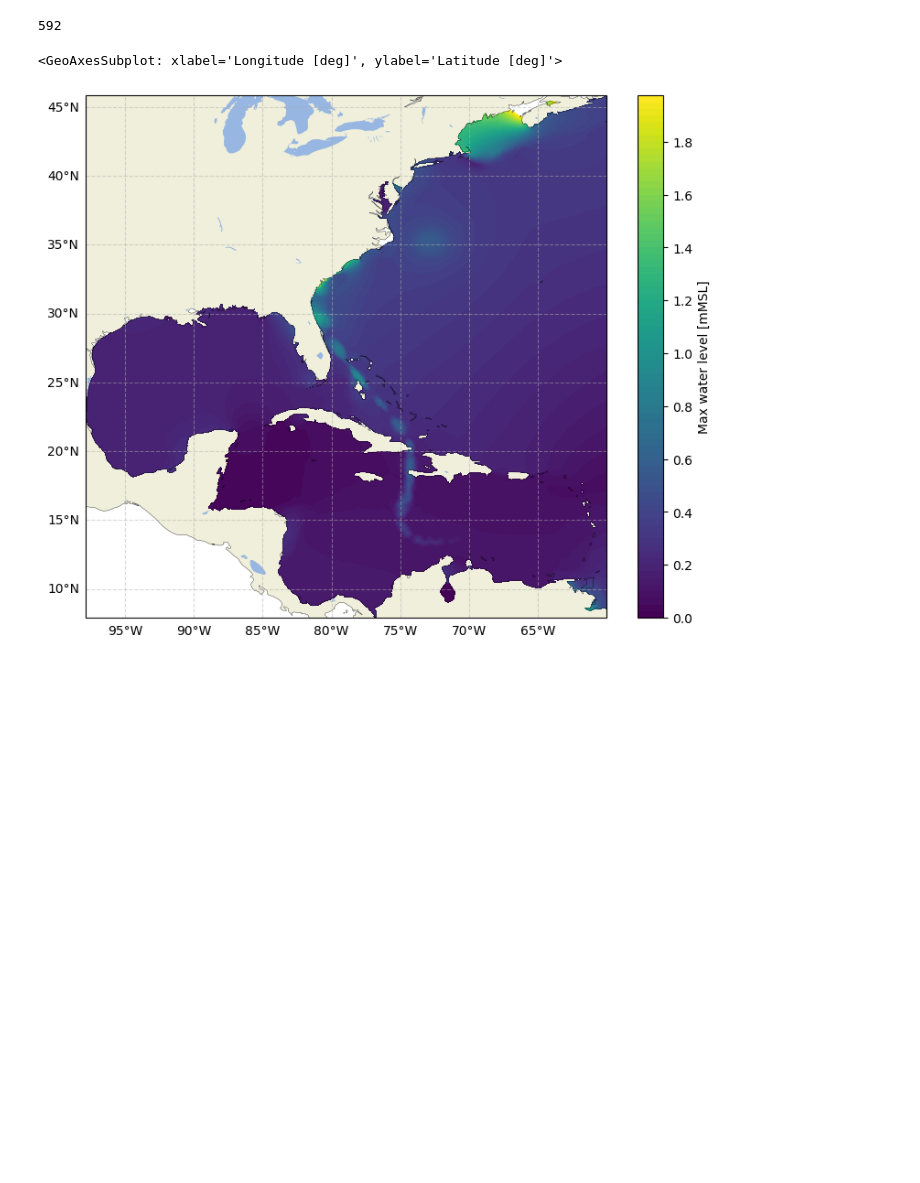
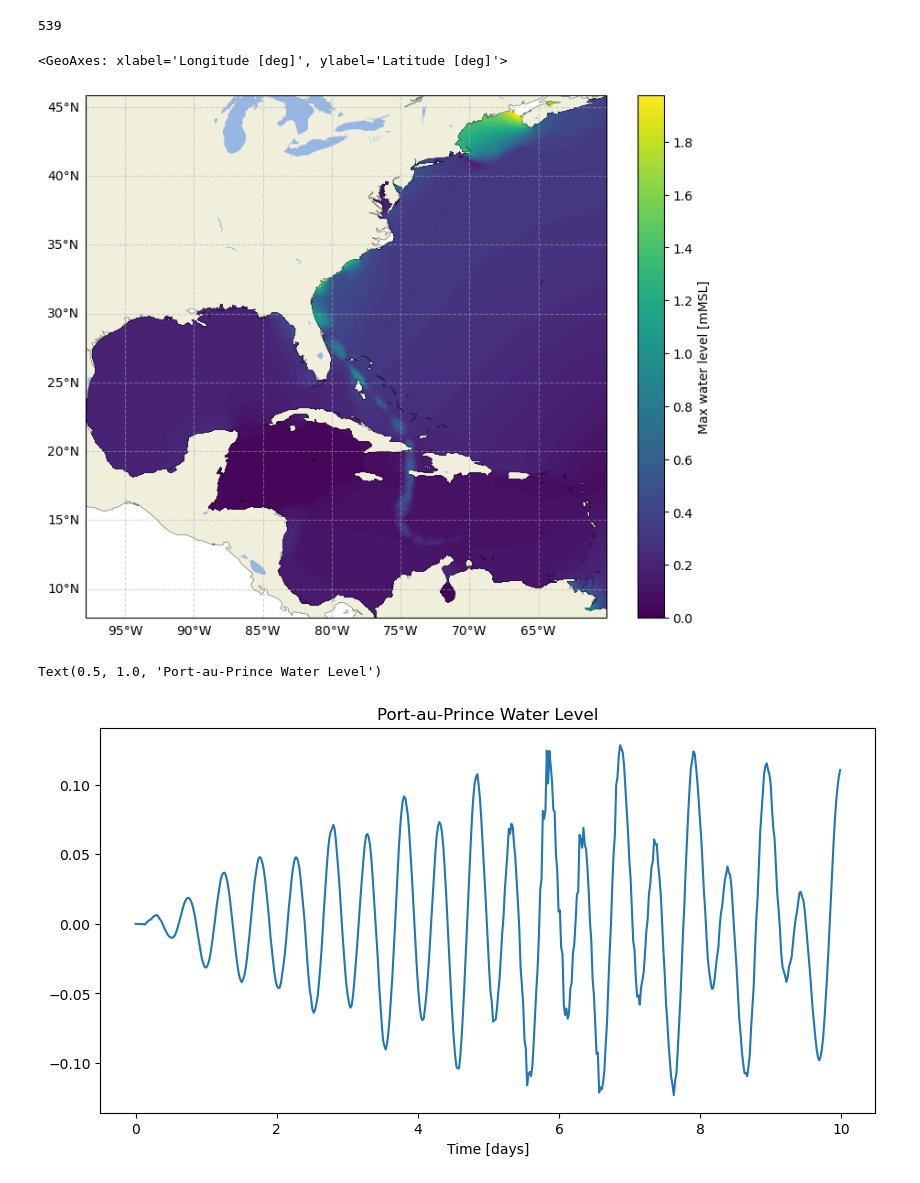
Before and after one commit to aesgeorges/LaGonaveFM, a Jupyter notebook: analysis/quickplot.ipynb, the cells around one changed output. Cells and saved outputs as stored; diff of their text form; code cells hidden in the pictures; blank space fills up the shorter version.

Commit message:
timeseries visualization and new run lengths

```diff
--- a/analysis/quickplot.ipynb
+++ b/analysis/quickplot.ipynb
@@ -16,7 +16,7 @@ from plotting import plot_nc
 # Storm to be visualized
 stage = "staging"
 HURRICANE = "Matthew2016"
-path = "../"+stage+"/runs/"+HURRICANE
+path = "../"+stage+"/runs/"+HURRICANE+'_test'
 # %%
 ele = netcdf.Dataset(path+'/fort.63.nc')
 vel = netcdf.Dataset(path+'/fort.64.nc')
@@ -25,10 +25,25 @@ max = netcdf.Dataset(path+'/maxele.63.nc')
 timesteps = vel.variables['time'].shape[0]
 timesteps
 # %% [output]
-592
+539
 # %%
 # Max Elevation
 plot_nc(max, 'zeta_max', levels=np.arange(0, 2, 0.025), background_map=True, cbar=True, cb_label='Max water level [mMSL]')
 # %% [output]
-<GeoAxesSubplot: xlabel='Longitude [deg]', ylabel='Latitude [deg]'>
+<GeoAxes: xlabel='Longitude [deg]', ylabel='Latitude [deg]'>
-[figure, old version]
+[figure, new version]
+# %%
+dt = 80.142686
+NSPOOL = 20
+time = (np.arange(timesteps) * (dt*20))
+time_in_days = time / (24 * 60 * 60)
+# %%
+zeta = ele.variables['zeta']
+
+fig, ax = plt.subplots(figsize=(10, 5))
+ax.plot(time_in_days, zeta[:, 17523])
+ax.set_xlabel('Time [days]')
+ax.set_title('Port-au-Prince Water Level')
+# %% [output]
+Text(0.5, 1.0, 'Port-au-Prince Water Level')
+[figure, added]
```
Also changed, not shown: parts of 5 cells of this notebook, 1 other file.
